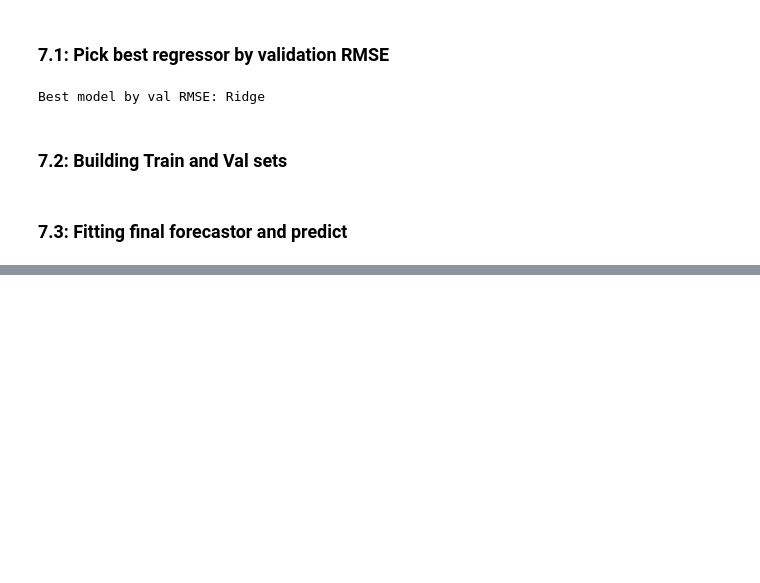
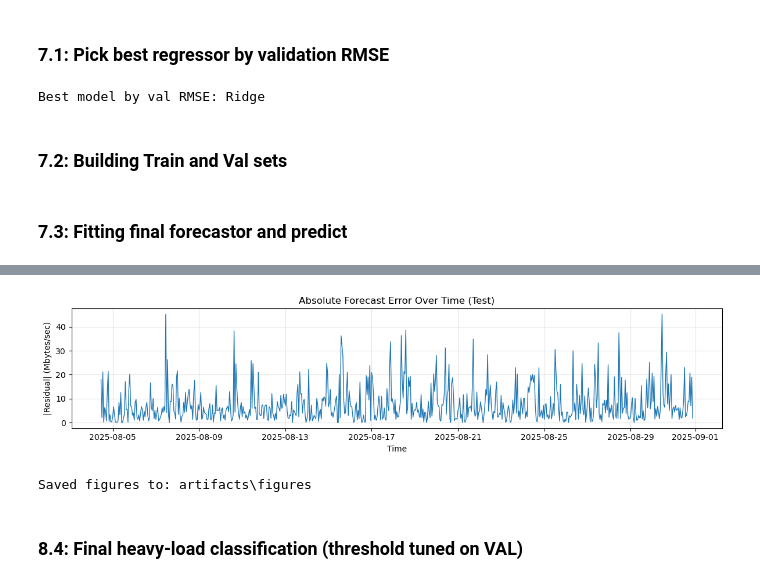
Before and after one commit to Ayatelawej/EC558_project, a Jupyter notebook: notebooks/EC558_core_pipeline.ipynb, the cells around one changed output, grey strips where cells are left out. Drawn from its saved outputs; the diff is of its cells as text; code cells hidden in the pictures; blank space fills up the shorter version.

```diff
--- a/notebooks/EC558_core_pipeline.ipynb
+++ b/notebooks/EC558_core_pipeline.ipynb
@@ -1801,0 +1922,18 @@ Given a trained forecasting model, we can automatically detect unusual traffic b
+# %%
+abs_res = np.abs(y_test.values - yhat_test_final)
+plt.figure(figsize=(12, 3))
+plt.plot(test_timestamps, abs_res / 1e6, linewidth=1)
+plt.xlabel("Time")
+plt.ylabel("|Residual| (Mbytes/sec)")
+plt.title("Absolute Forecast Error Over Time (Test)")
+plt.grid(True, alpha=0.3)
+plt.tight_layout()
+plt.savefig(os.path.join(FIG_DIR, "forecast_abs_residual_test.png"), dpi=150)
+plt.show()
+
+print("Saved figures to:", FIG_DIR)
+# %% [output]
+[figure, added]
+Saved figures to: artifacts\figures
+# %% [markdown]
+<h3>8.4: Final heavy-load classification (threshold tuned on VAL)</h3>
```
Also changed, not shown: parts of 51 cells of this notebook, 13 other files.
